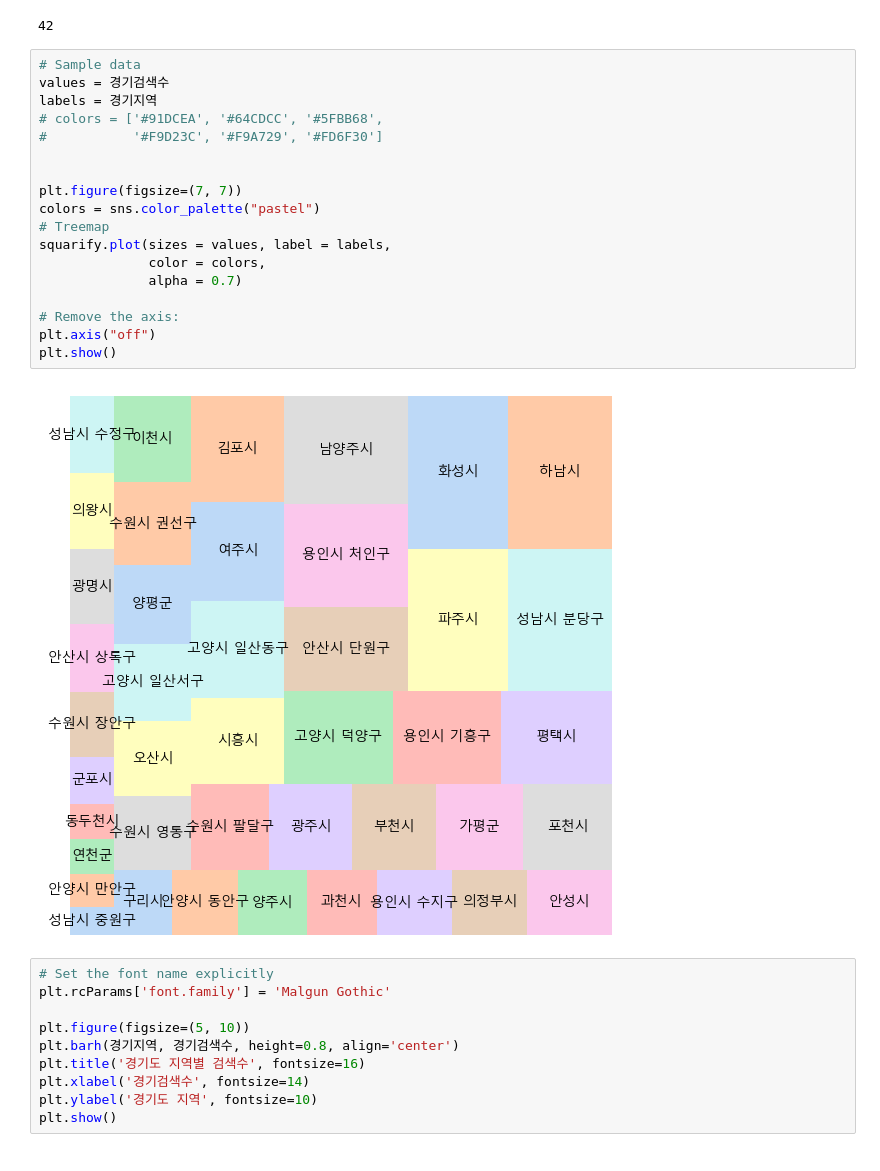
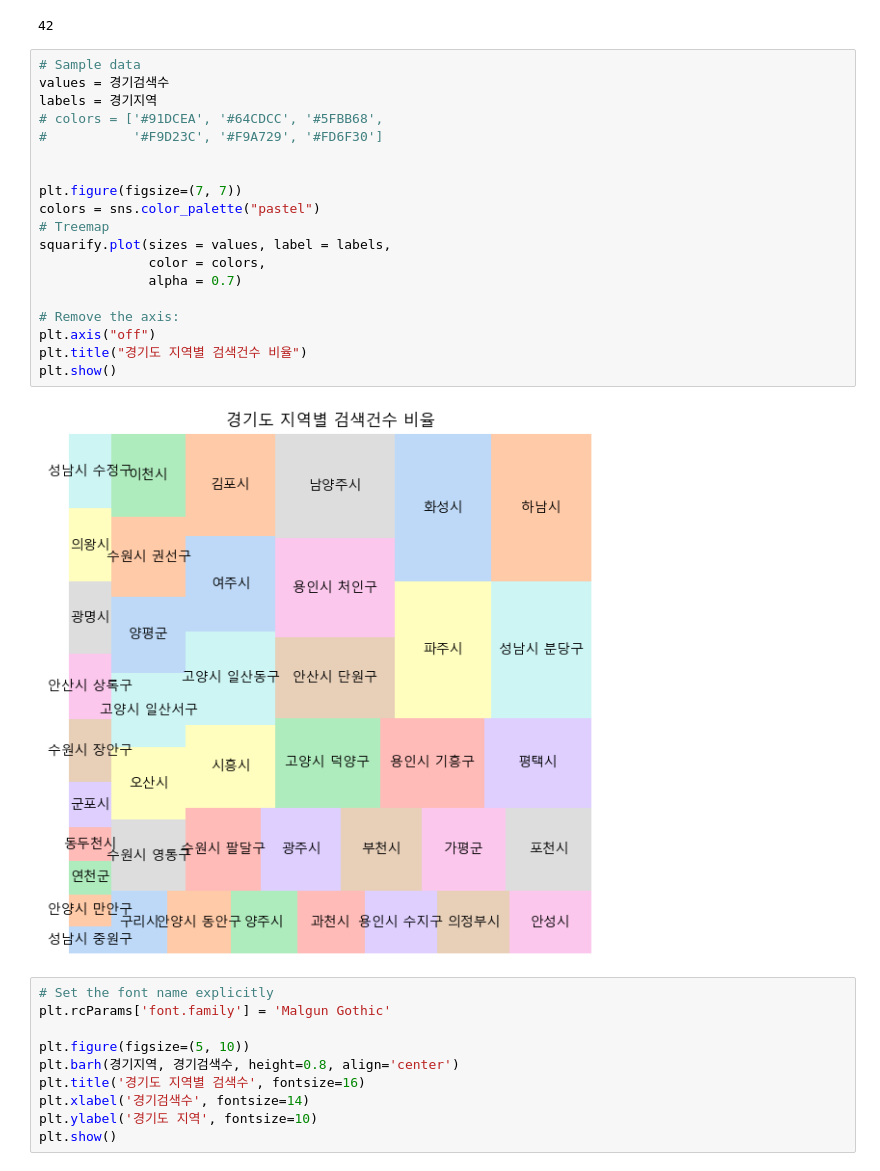
Before and after one commit to sdkim96/Login_project, a Jupyter notebook: Data_analysis_visualization/search_analysis.ipynb, the cells around one changed output. Cells and saved outputs as stored; diff of their text form.

```diff
--- a/Data_analysis_visualization/search_analysis.ipynb
+++ b/Data_analysis_visualization/search_analysis.ipynb
@@ -686,23 +692,24 @@ len(경기검색수)
 # %%
 # Sample data
 values = 경기검색수
 labels = 경기지역
 # colors = ['#91DCEA', '#64CDCC', '#5FBB68',
 #           '#F9D23C', '#F9A729', '#FD6F30']
 
 
 plt.figure(figsize=(7, 7))
 colors = sns.color_palette("pastel")
 # Treemap
 squarify.plot(sizes = values, label = labels,
               color = colors,
               alpha = 0.7)
 
 # Remove the axis:
 plt.axis("off")
+plt.title("경기도 지역별 검색건수 비율")
 plt.show()
 # %% [output]
-[figure, old version]
+[figure, new version]
 # %%
 # Set the font name explicitly
 plt.rcParams['font.family'] = 'Malgun Gothic'
```
Also changed, not shown: parts of 7 cells of this notebook, 2 other files.
